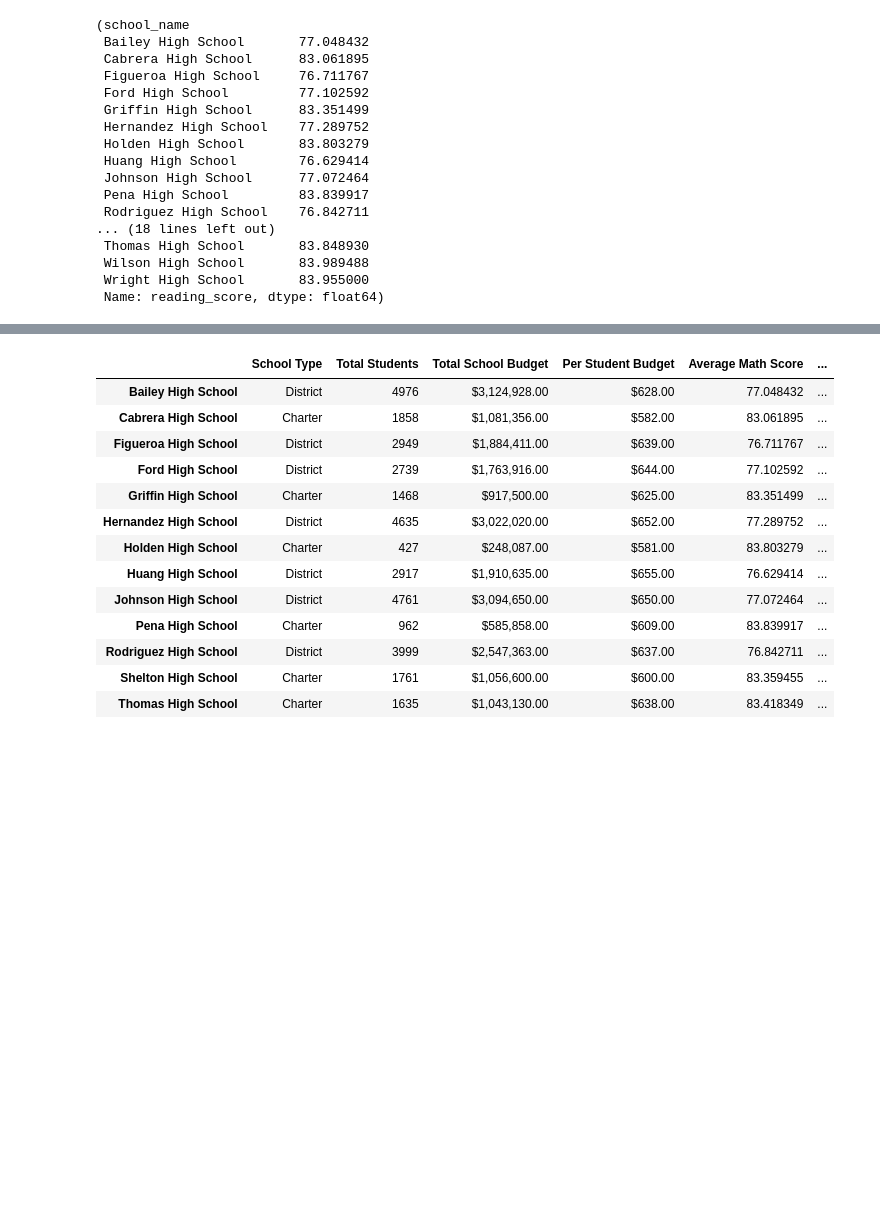
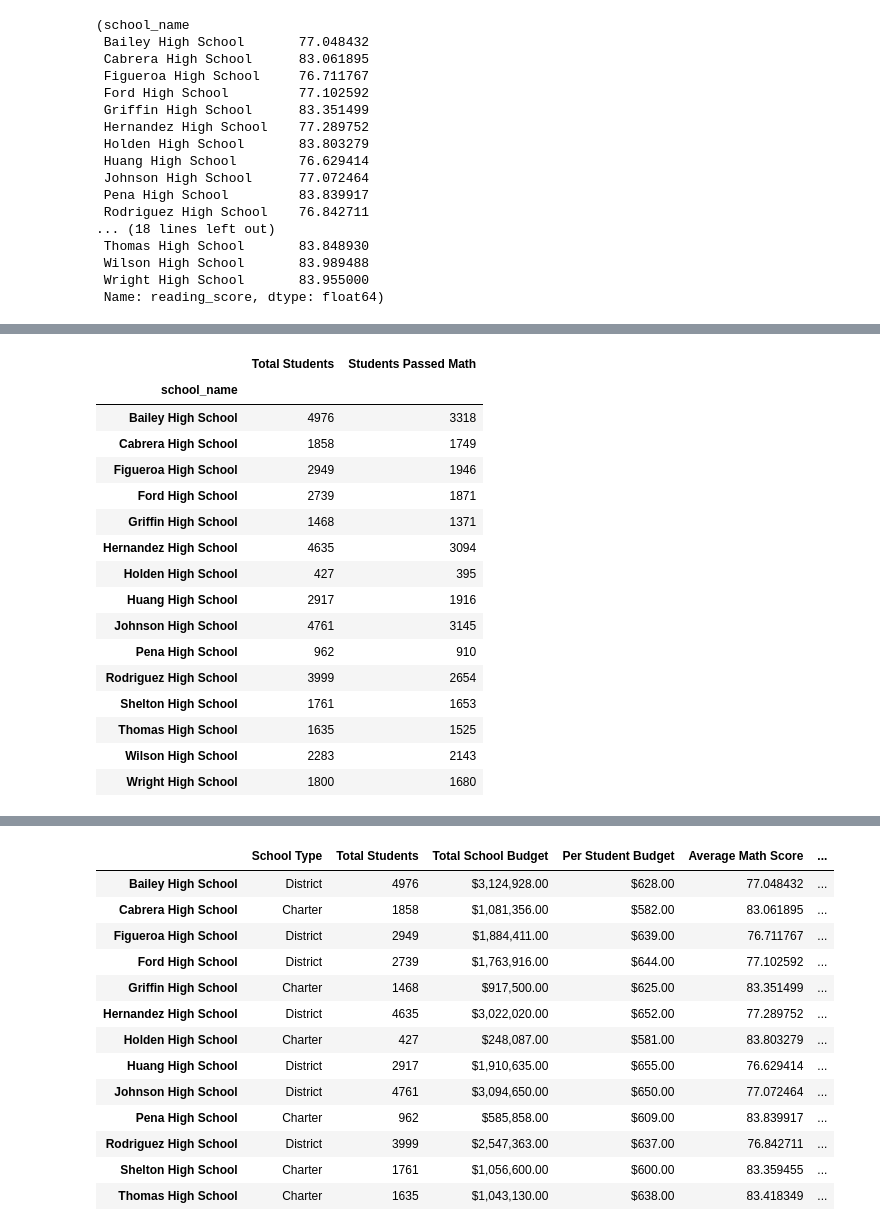
Before and after one commit to joelpangilinan/pandas-challenge, a Jupyter notebook: PyCitySchools/PyCitySchools_starter-Copy1.ipynb, the cells around one changed output, grey strips where cells are left out. Saved outputs shown, nothing was run; the diff lists cells and outputs as text; code cells hidden in the pictures; blank space fills up the shorter version.

```diff
--- a/PyCitySchools/PyCitySchools_starter-Copy1.ipynb
+++ b/PyCitySchools/PyCitySchools_starter-Copy1.ipynb
@@ -252,3 +236,7 @@ per_school_math, per_school_reading
  Wilson High School       83.989488
  Wright High School       83.955000
  Name: reading_score, dtype: float64)
+# %%
+# Get the total number of students that passed math per school
+number_of_students_passed_math_per_school = school_data_complete.groupby(by="school_name")["math_score"].apply(lambda x: (x >= 70).sum())
+number_of_students_passed_math_per_school
@@ -254,0 +261,23 @@ per_school_math, per_school_reading
+# %%
+# Merge per_school_counts(total number of students) and number_of_students_passed_math_per_school
+percent_passing_math = pd.merge(per_school_counts, number_of_students_passed_math_per_school, on="school_name")
+percent_passing_math.columns = ["Total Students", "Students Passed Math"]
+percent_passing_math
+# %% [output]
+|  | Total Students | Students Passed Math |
+| school_name |  |  |
+| Bailey High School | 4976 | 3318 |
+| Cabrera High School | 1858 | 1749 |
+| Figueroa High School | 2949 | 1946 |
+| Ford High School | 2739 | 1871 |
+| Griffin High School | 1468 | 1371 |
+| Hernandez High School | 4635 | 3094 |
+| Holden High School | 427 | 395 |
+| Huang High School | 2917 | 1916 |
+| Johnson High School | 4761 | 3145 |
+| Pena High School | 962 | 910 |
+| Rodriguez High School | 3999 | 2654 |
+| Shelton High School | 1761 | 1653 |
+| Thomas High School | 1635 | 1525 |
+| Wilson High School | 2283 | 2143 |
+| Wright High School | 1800 | 1680 |
```
Also changed, not shown: parts of 11 cells of this notebook.
